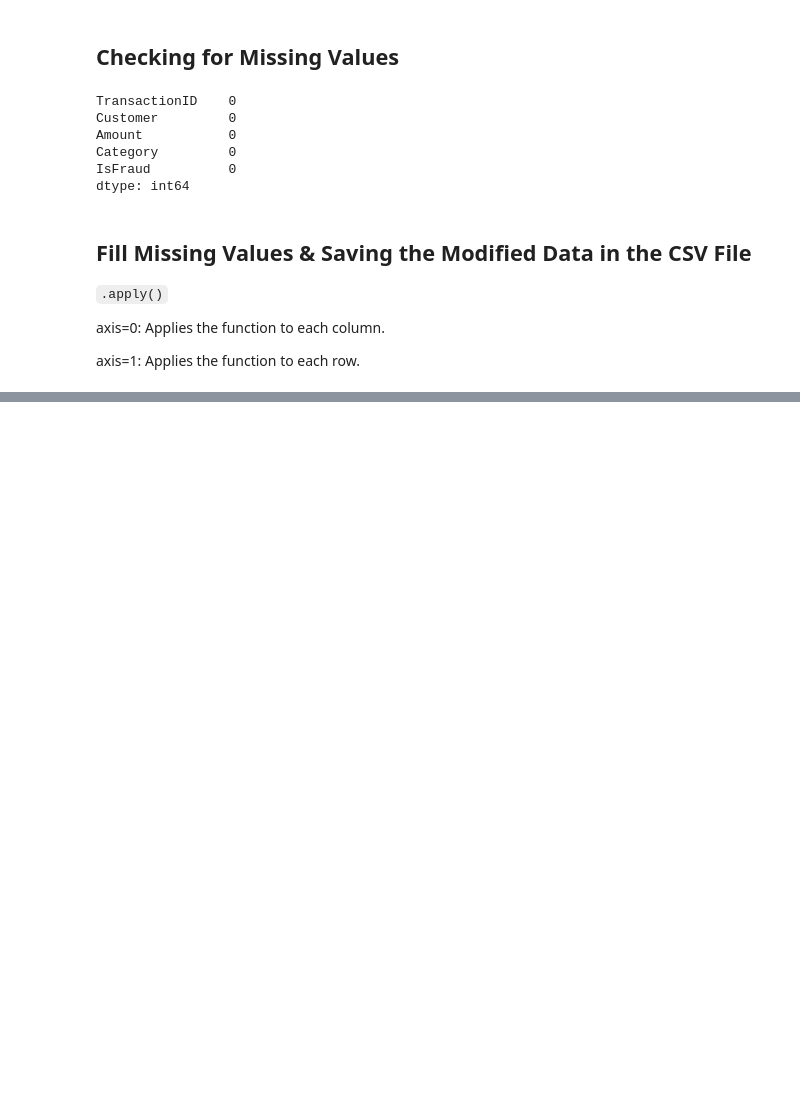
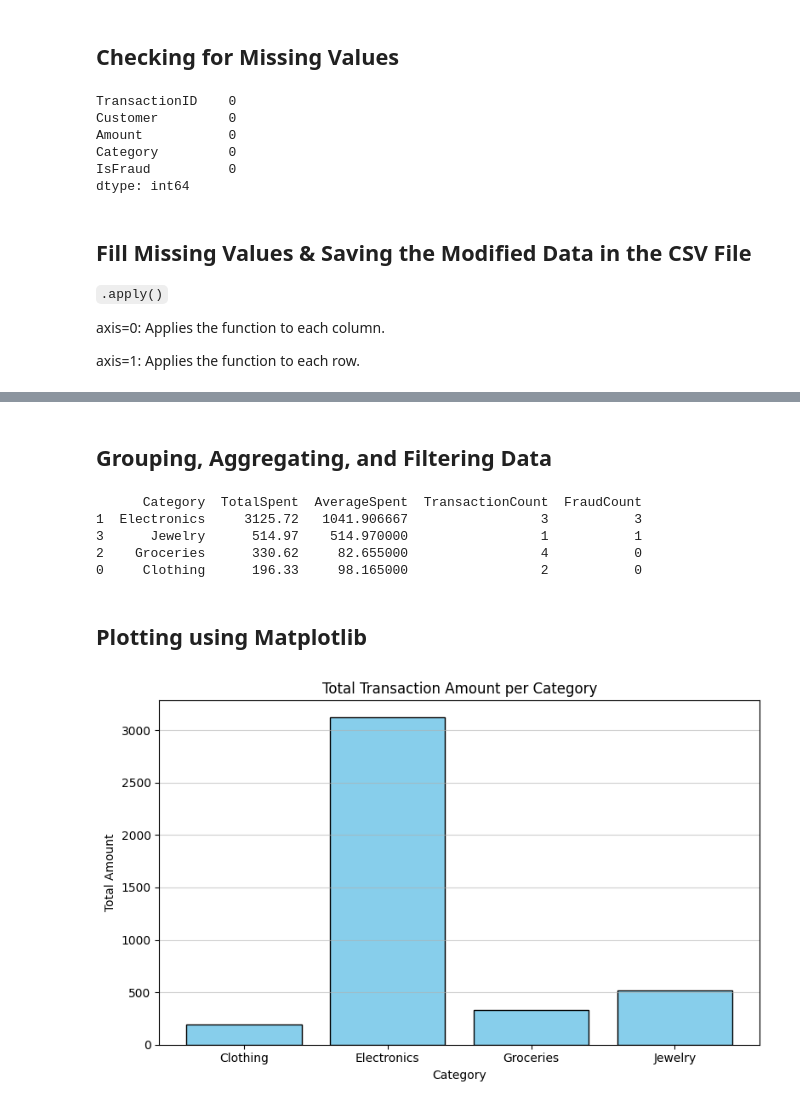
Before and after one commit to quin1stein/card-fraud-detector-prototype, a Jupyter notebook: main.ipynb, the cells around one changed output, grey strips where cells are left out. Drawn from its saved outputs; the diff is of its cells as text; code cells hidden in the pictures; blank space fills up the shorter version.

```diff
--- a/main.ipynb
+++ b/main.ipynb
@@ -207,0 +187,39 @@ max         10.00000  1333.980000   1.000000       1265.560000
+# %% [markdown]
+## Grouping, Aggregating, and Filtering Data
+# %%
+# Group by the 'Category' column
+category_summary = df.groupby("Category").agg({
+    "Amount": ["sum", "mean", "count"],
+    "IsFraud": "sum"
+}).reset_index()
+
+# Rename columns for clarity
+category_summary.columns = ["Category", "TotalSpent", "AverageSpent", "TransactionCount", "FraudCount"]
+
+# Sort by total spending (optional)
+category_summary = category_summary.sort_values(by="TotalSpent", ascending=False)
+
+# Show the summary
+print(category_summary)
+# %% [output]
+      Category  TotalSpent  AverageSpent  TransactionCount  FraudCount
+1  Electronics     3125.72   1041.906667                 3           3
+3      Jewelry      514.97    514.970000                 1           1
+2    Groceries      330.62     82.655000                 4           0
+0     Clothing      196.33     98.165000                 2           0
+# %% [markdown]
+## Plotting using Matplotlib
+# %%
+grouped = df.groupby("Category")["Amount"].sum().reset_index()
+
+# Plotting
+plt.figure(figsize=(8, 5))
+plt.bar(grouped["Category"], grouped["Amount"], color="skyblue", edgecolor="black")
+plt.title("Total Transaction Amount per Category")
+plt.xlabel("Category")
+plt.ylabel("Total Amount")
+plt.grid(axis="y", alpha=0.6)
+plt.tight_layout()
+plt.show()
+# %% [output]
+[figure, added]
```
Also changed, not shown: parts of 1 cell of this notebook.
